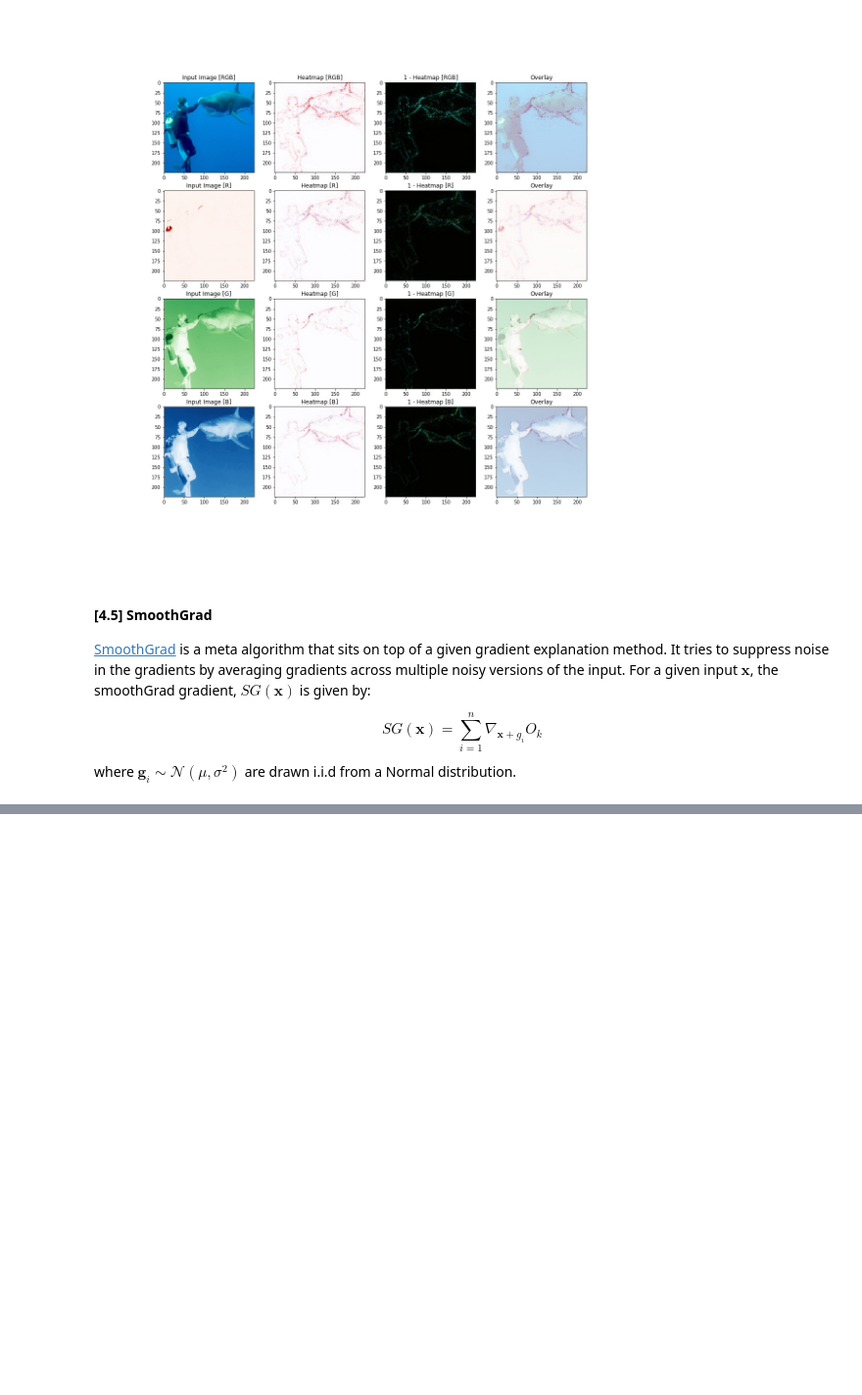
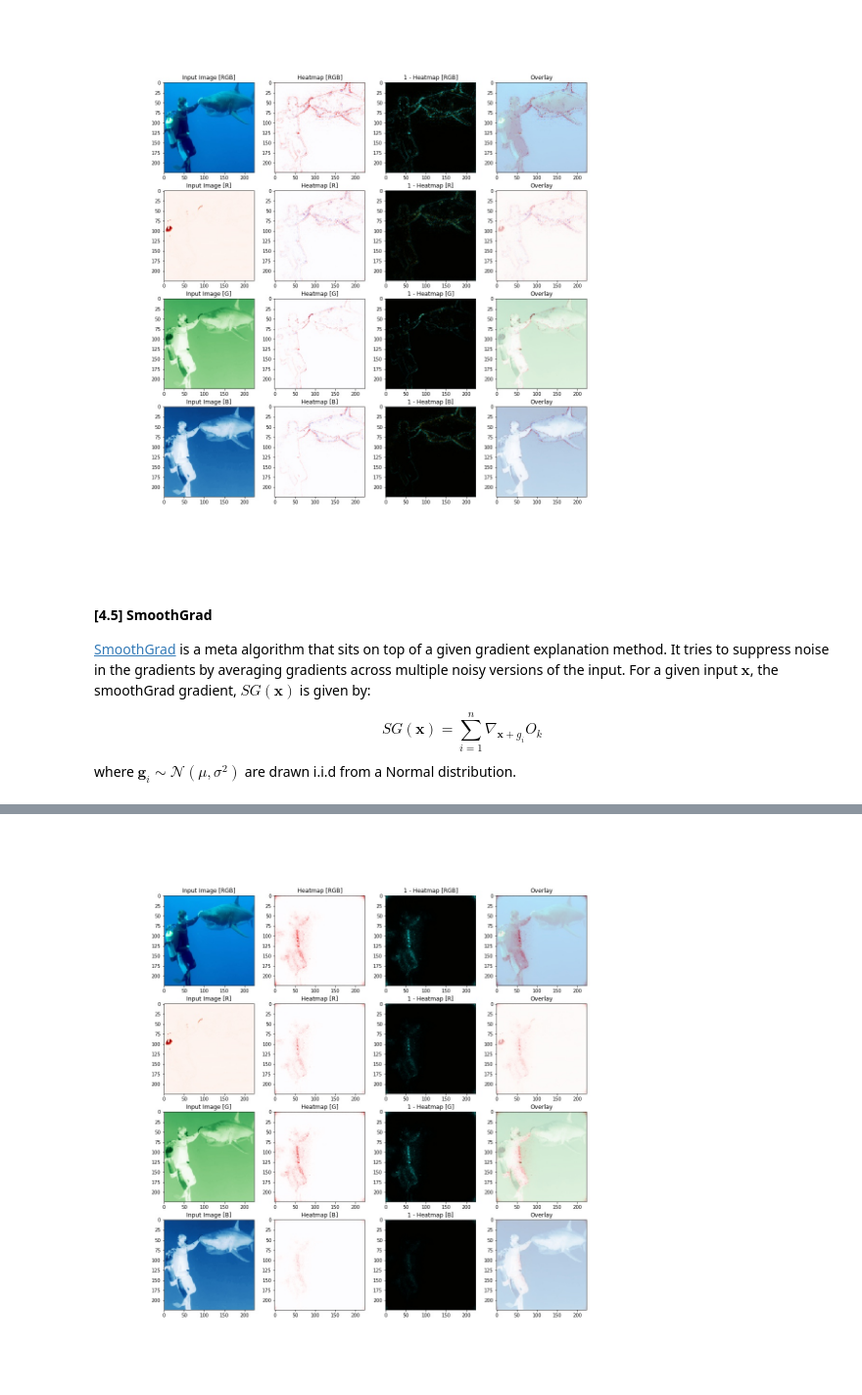
Before and after one commit to UntangleAI/example, a Jupyter notebook: visualization_methods.ipynb, the cells around one changed output, grey strips where cells are left out. Shown at 98% size. Cells and saved outputs as stored; diff of their text form; code cells hidden in the pictures; blank space fills up the shorter version.

Commit message:
visualization tutorial text refactor

```diff
--- a/visualization_methods.ipynb
+++ b/visualization_methods.ipynb
@@ -390,2 +439,4 @@ Top-5 probs(s): [0.91761494, 0.06703239, 0.006181296, 0.0050137066, 0.0021272458
 # %%
-Image('/home/jupyter/untangleTest/baseline_results/vgg19_guided_bp_smoothgrad_class_0.JPEG')
+Image('baseline_results/vgg19_guided_bp_smoothgrad_class_0.JPEG')
+# %% [output]
+[figure, added]
```
Also changed, not shown: parts of 8 cells of this notebook.
